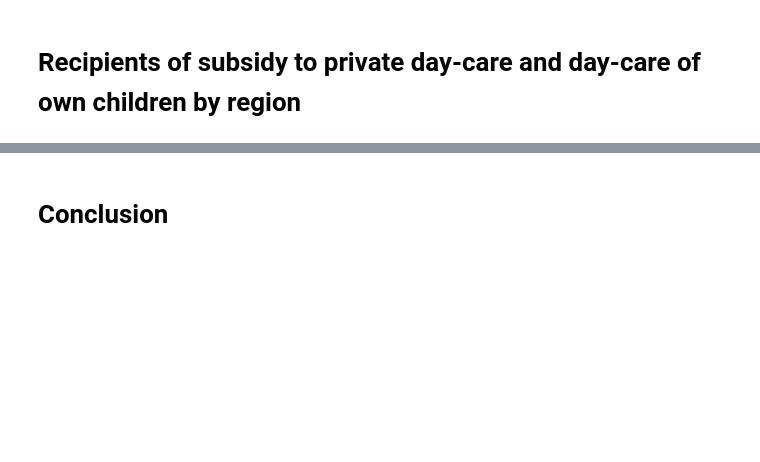
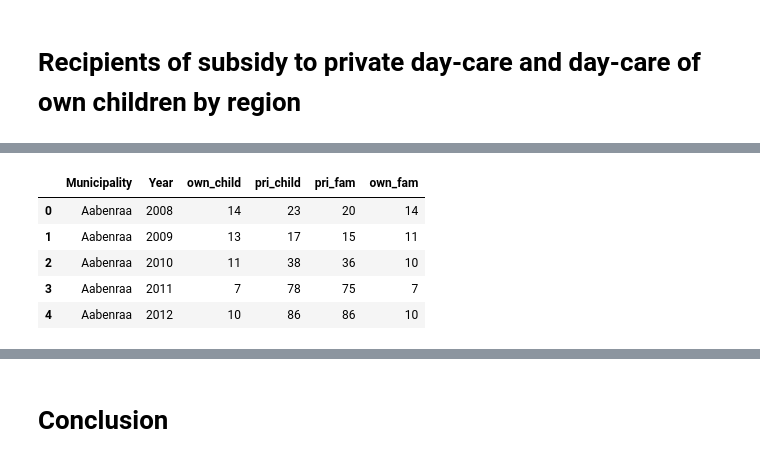
Before and after one commit to NumEconCopenhagen/projects-2023-agnete_louise_mathilde, a Jupyter notebook: dataproject/dataproject.ipynb, the cells around one changed output, grey strips where cells are left out. Drawn from its saved outputs; the diff is of its cells as text; code cells hidden in the pictures; blank space fills up the shorter version.

```diff
--- a/dataproject/dataproject.ipynb
+++ b/dataproject/dataproject.ipynb
@@ -243,0 +61,52 @@ MAKE FURTHER ANALYSIS. EXPLAIN THE CODE BRIEFLY AND SUMMARIZE THE RESULTS.
+# %%
+# Importing the data from DAGTIL4
+Rec_vars = Dst.get_variables(table_id='DAGTIL4')
+Rec_vars
+
+# Make the Dataframe
+variables_rec = {'OMRÅDE':['*'],'TILSKUDSART':['*'],'BERORT':['*'], 'TID':['*']}
+rec_gen= Dst.get_data(table_id = 'DAGTIL4', variables=variables_rec)
+rec_gen.sort_values(by=['TID', 'OMRÅDE'], inplace=True)
+
+# On municipality and year level, sum the number of recipients of each subsidy type
+rec_gen = rec_gen.groupby(['OMRÅDE', 'TID', 'BERORT','TILSKUDSART']).sum().reset_index()
+
+# Generate 1 new column for OMRÅDE AND TID with INDHOLD for BERORT = 'Children' and TILSKUDSART = 'Subsidy for day-care of own children'
+rec_gen['own_child'] = rec_gen[(rec_gen['BERORT'] == 'Children') & (rec_gen['TILSKUDSART'] == 'Subsidy for day-care of own children')].groupby(['OMRÅDE', 'TID'])['INDHOLD'].transform('sum')
+# Generate 1 new column for OMRÅDE AND TID with INDHOLD for BERORT = 'Children' and TILSKUDSART = 'Subsidy to parents who choose private day-care'
+rec_gen['pri_child'] = rec_gen[(rec_gen['BERORT'] == 'Children') & (rec_gen['TILSKUDSART'] == 'Subsidy to parents who choose private day-care')].groupby(['OMRÅDE', 'TID'])['INDHOLD'].transform('sum')
+
+# Generate 1 new column for OMRÅDE AND TID with INDHOLD for BERORT = 'Families' and TILSKUDSART = 'Subsidy to parents who choose private day-care'
+rec_gen['pri_fam'] = rec_gen[(rec_gen['BERORT'] == 'Families') & (rec_gen['TILSKUDSART'] == 'Subsidy to parents who choose private day-care')].groupby(['OMRÅDE', 'TID'])['INDHOLD'].transform('sum')
+# Generate 1 new column for OMRÅDE AND TID with INDHOLD for BERORT = 'Families' and TILSKUDSART = 'Subsidy to parents who choose private day-care'
+rec_gen['own_fam'] = rec_gen[(rec_gen['BERORT'] == 'Families') & (rec_gen['TILSKUDSART'] == 'Subsidy for day-care of own children')].groupby(['OMRÅDE', 'TID'])['INDHOLD'].transform('sum')
+
+# Replace NaN with 0
+rec_gen = rec_gen.fillna(0)
+# Replace .. with 0
+rec_gen = rec_gen.replace('..', 0)
+
+# drop the INDHOLD, BERORT and TILSKUDSART columns
+rec_gen = rec_gen.drop(columns=['INDHOLD','BERORT', 'TILSKUDSART'])
+
+# Convert the own_child, pri_child, pri_fam and own_fam columns to integers
+rec_gen['own_child'] = rec_gen['own_child'].astype(int)
+rec_gen['pri_child'] = rec_gen['pri_child'].astype(int)
+rec_gen['pri_fam'] = rec_gen['pri_fam'].astype(int)
+rec_gen['own_fam'] = rec_gen['own_fam'].astype(int)
+
+# For each OMRÅDE AND TID, sum the 'own_child', 'pri_child', 'pri_fam' and 'own_fam' columns
+rec_gen = rec_gen.groupby(['OMRÅDE', 'TID']).sum().reset_index()
+
+# Rename the columns
+rec_gen = rec_gen.rename(columns={'OMRÅDE':'Municipality', 'TID':'Year'})
+
+# Show the Dataframe
+rec_gen.head(5)
+# %% [output]
+|  | Municipality | Year | own_child | pri_child | pri_fam | own_fam |
+| 0 | Aabenraa | 2008 | 14 | 23 | 20 | 14 |
+| 1 | Aabenraa | 2009 | 13 | 17 | 15 | 11 |
+| 2 | Aabenraa | 2010 | 11 | 38 | 36 | 10 |
+| 3 | Aabenraa | 2011 | 7 | 78 | 75 | 7 |
+| 4 | Aabenraa | 2012 | 10 | 86 | 86 | 10 |
```
Also changed, not shown: parts of 39 cells of this notebook.
